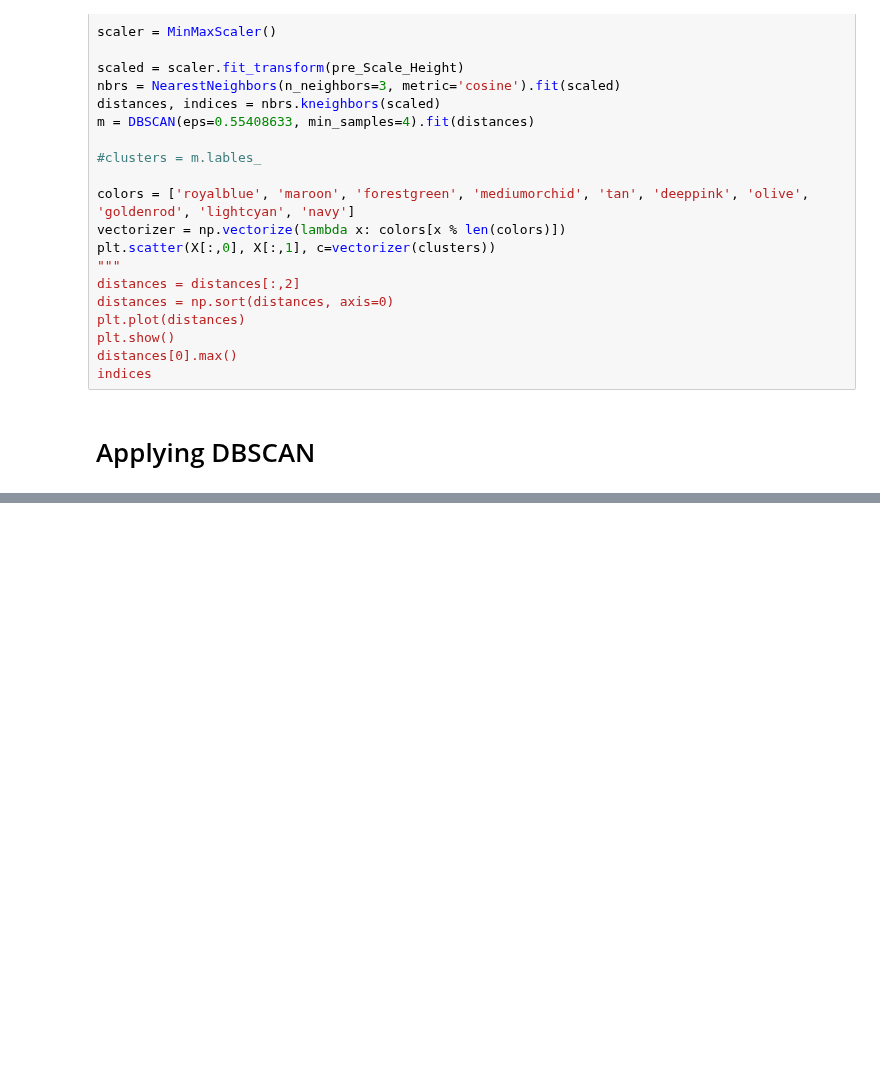
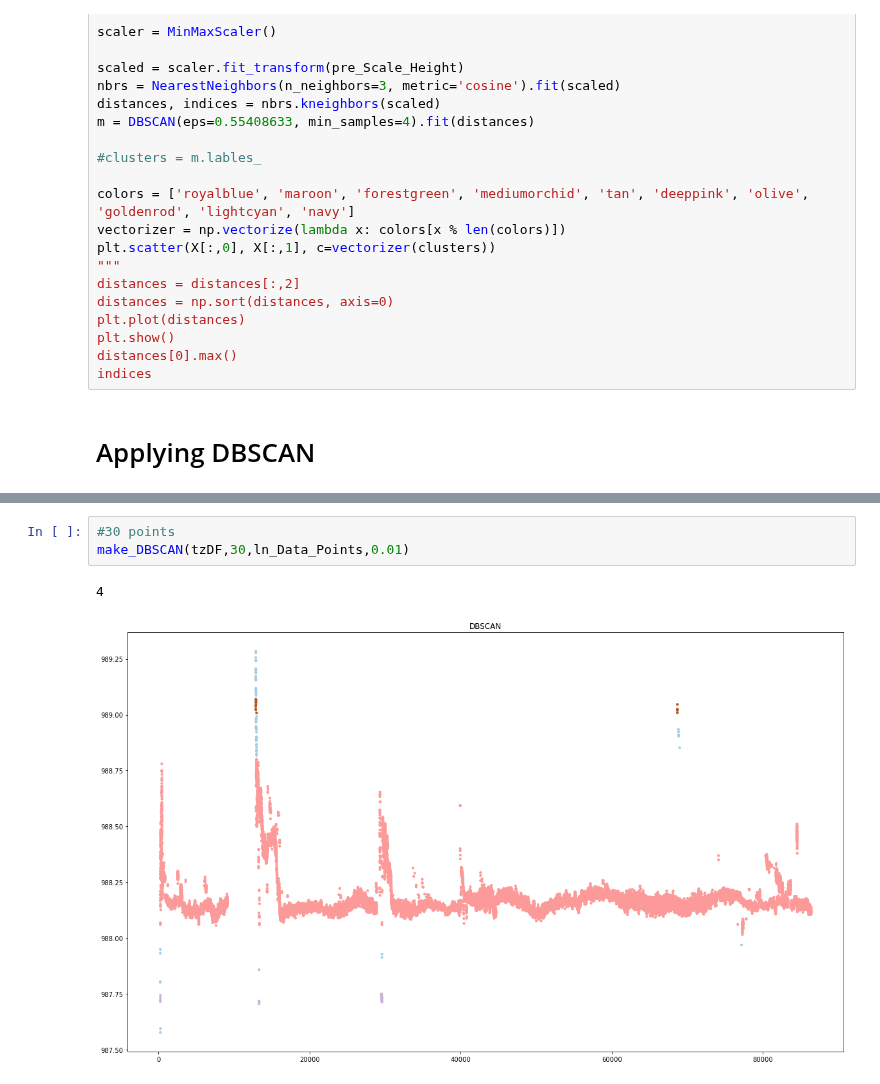
Before and after one commit to mylesm19/Volcanic_Activity_Detection, a Jupyter notebook: MM_01_Volcanic_activity_detection_and_noise_characterization_using_machine_learning.ipynb, the cells around one changed output, grey strips where cells are left out. Cells and saved outputs as stored; diff of their text form; blank space fills up the shorter version.

```diff
--- a/MM_01_Volcanic_activity_detection_and_noise_characterization_using_machine_learning.ipynb
+++ b/MM_01_Volcanic_activity_detection_and_noise_characterization_using_machine_learning.ipynb
@@ -773,0 +809,6 @@ plt.show()
+# %%
+#30 points
+make_DBSCAN(tzDF,30,ln_Data_Points,0.01)
+# %% [output]
+4
+[figure, added]
```
Also changed, not shown: parts of 42 cells of this notebook.
